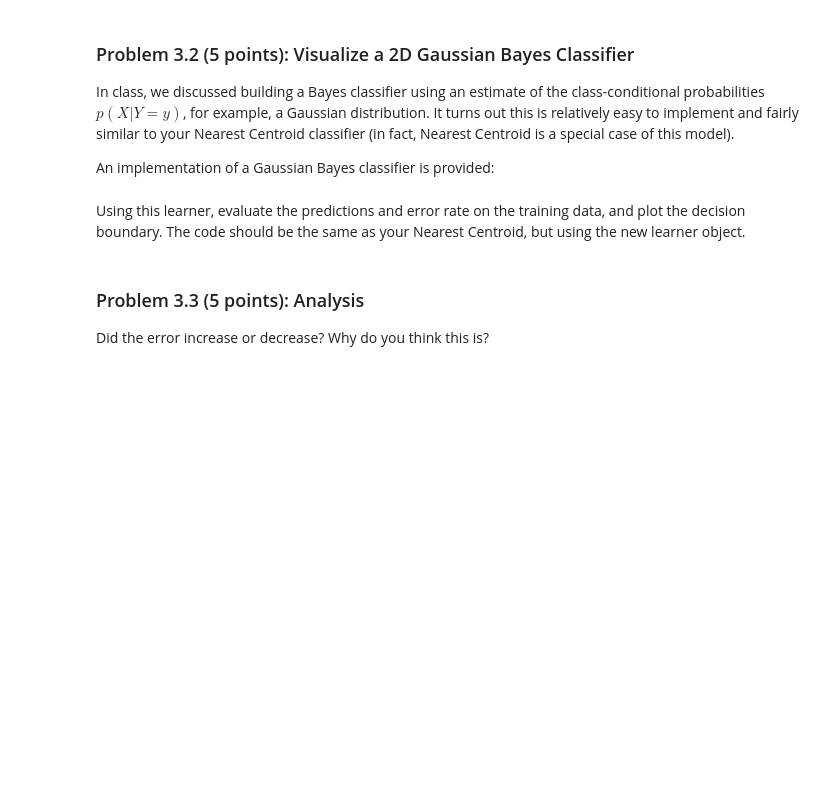
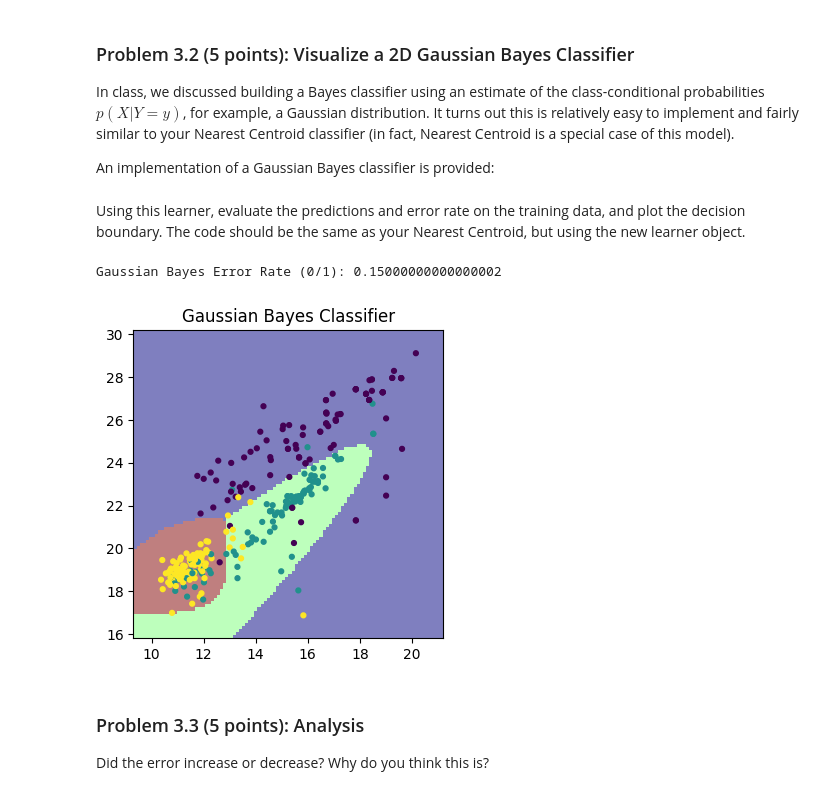
Before and after one commit to SarahAsad23/MachineLearning, a Jupyter notebook: HW1/cs273-hw1-SarahSurface.ipynb, the cells around one changed output. Drawn from its saved outputs; the diff is of its cells as text; code cells hidden in the pictures; blank space fills up the shorter version.

```diff
--- a/HW1/cs273-hw1-SarahSurface.ipynb
+++ b/HW1/cs273-hw1-SarahSurface.ipynb
@@ -523,33 +529,36 @@ Using this learner, evaluate the predictions and error rate on the training data
 # %%
 # Plot the decision boundary for your classifier
 
 # Some keyword arguments for making nice looking plots.
 plot_kwargs = {'cmap': 'jet',     # another option: viridis
                'response_method': 'predict',
                'plot_method': 'pcolormesh',
                'shading': 'auto',
                'alpha': 0.5,
                'grid_resolution': 100}
 
 figure, axes = plt.subplots(1, 1, figsize=(4,4))
 
 learner = GaussianBayesClassifier()
 
 ### YOUR CODE STARTS HERE ###
 
-nych_X2 =  # get just the first two features of X
-learner.fit(   # Fit "learner" to nych 2-feature data
+nych_X2 = nych_X[: , :2] # get just the first two features of X
+learner.fit(nych_X2, nych_y)   # Fit "learner" to nych 2-feature data
 
-gbc_y_pred = learner.predict( # Use "learner" to predict on same data used in training
+gbc_y_pred = learner.predict(nych_X2) # Use "learner" to predict on same data used in training
 
 ###  YOUR CODE ENDS HERE  ###
 
 err = zero_one_loss(nych_y, gbc_y_pred)
 print(f'Gaussian Bayes Error Rate (0/1): {err}')
 
 DecisionBoundaryDisplay.from_estimator(learner, nych_X2, ax=axes, **plot_kwargs)
 axes.scatter(nych_X2[:, 0], nych_X2[:, 1], c=nych_y, edgecolor=None, s=12)
 axes.set_title(f'Gaussian Bayes Classifier');
+# %% [output]
+Gaussian Bayes Error Rate (0/1): 0.15000000000000002
+[figure, added]
 # %% [markdown]
 ### Problem 3.3 (5 points): Analysis
 Did the error increase or decrease? Why do you think this is?
```
Also changed, not shown: parts of 4 cells of this notebook.
